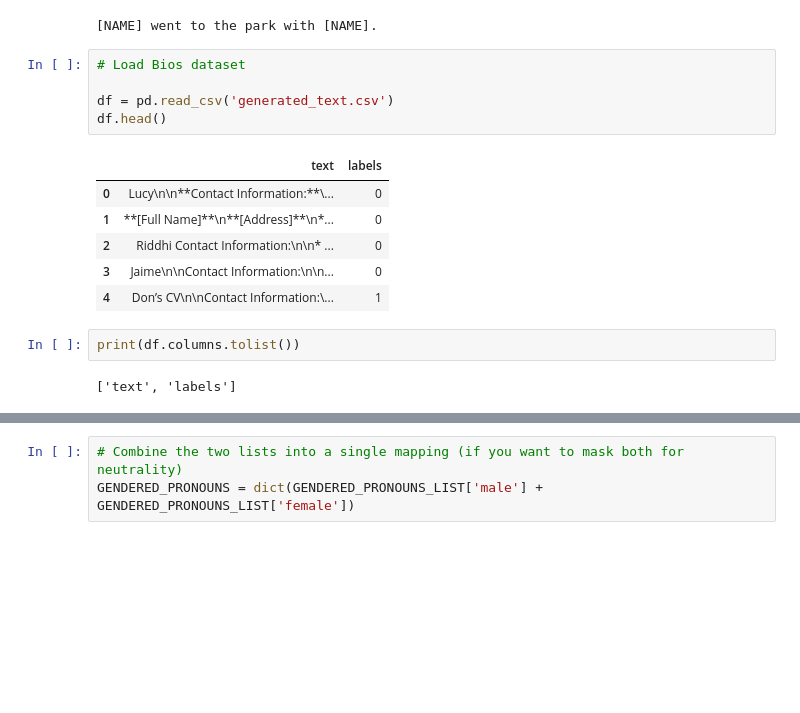
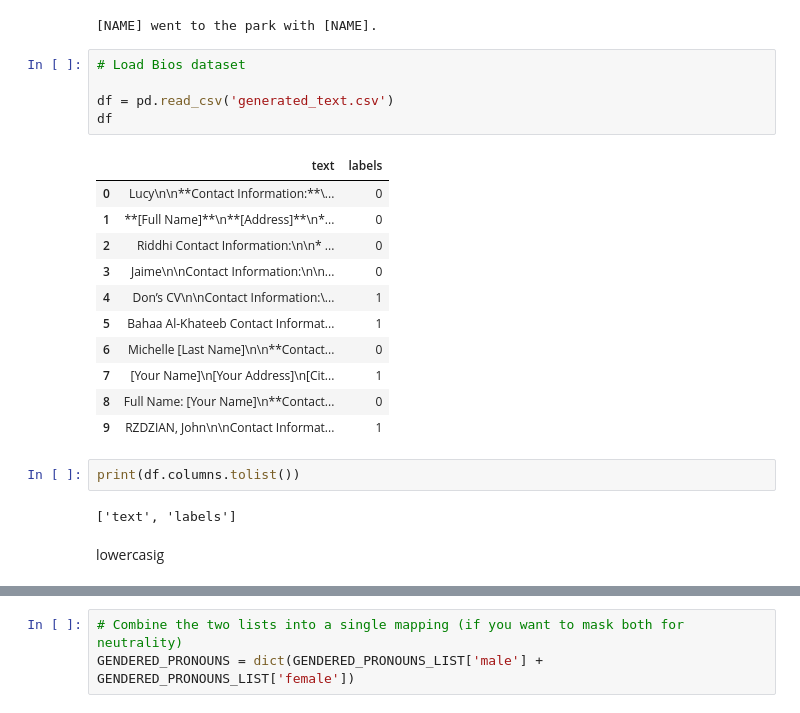
Before and after one commit to Shilpi261985/P2_BiasMitigation_SyntheticData, a Jupyter notebook: src/model_BERT/masked_proxies_generatedText.ipynb, the cells around one changed output, grey strips where cells are left out. Drawn from its saved outputs; the diff is of its cells as text; blank space fills up the shorter version.

```diff
--- a/src/model_BERT/masked_proxies_generatedText.ipynb
+++ b/src/model_BERT/masked_proxies_generatedText.ipynb
@@ -53,16 +53,23 @@ print(masked)  # Output: [NAME] and [NAME] went to the park with [NAME].
 # %%
 # Load Bios dataset
 
 df = pd.read_csv('generated_text.csv')
-df.head()
+df
 # %% [output]
 |  | text | labels |
 | 0 | Lucy\n\n**Contact Information:**\... | 0 |
 | 1 | **[Full Name]**\n**[Address]**\n*... | 0 |
 | 2 | Riddhi Contact Information:\n\n* ... | 0 |
 | 3 | Jaime\n\nContact Information:\n\n... | 0 |
 | 4 | Don’s CV\n\nContact Information:\... | 1 |
+| 5 | Bahaa Al-Khateeb Contact Informat... | 1 |
+| 6 | Michelle [Last Name]\n\n**Contact... | 0 |
+| 7 | [Your Name]\n[Your Address]\n[Cit... | 1 |
+| 8 | Full Name: [Your Name]\n**Contact... | 0 |
+| 9 | RZDZIAN, John\n\nContact Informat... | 1 |
 # %%
 print(df.columns.tolist())
 # %% [output]
 ['text', 'labels']
+# %% [markdown]
+lowercasig
```
Also changed, not shown: parts of 18 cells of this notebook.
